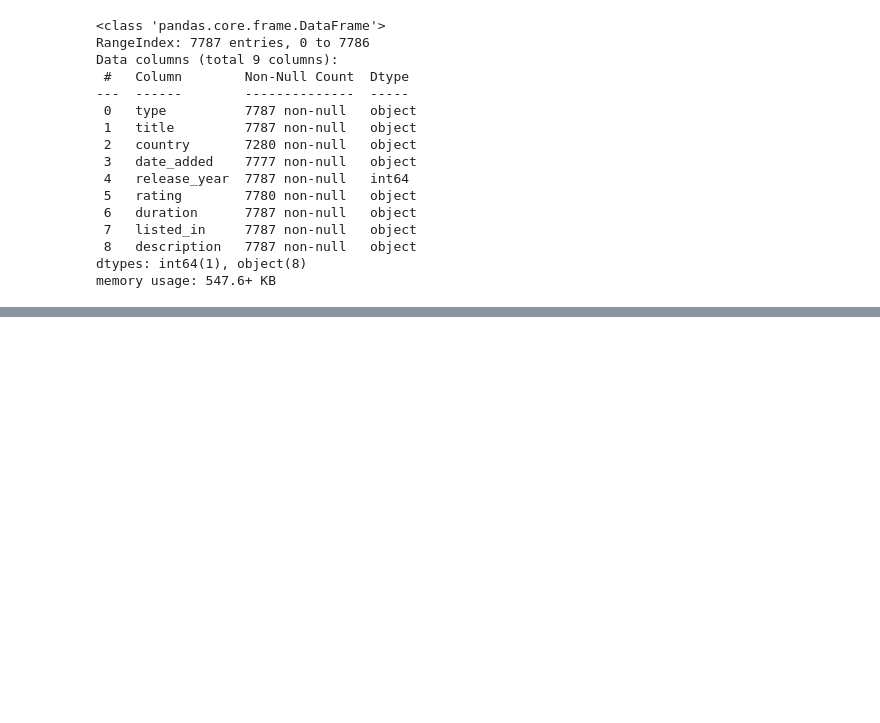
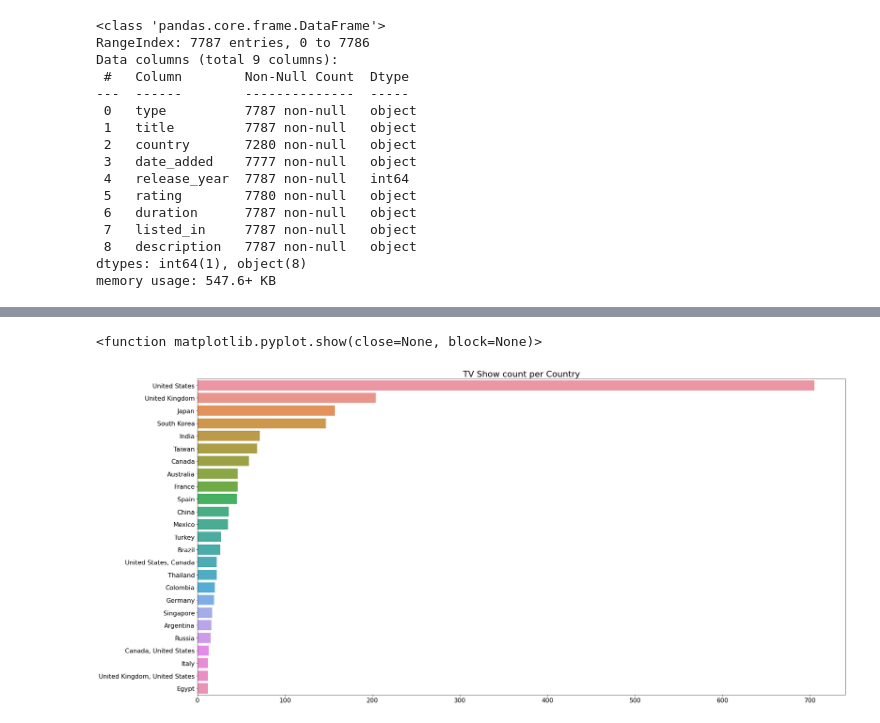
Before and after one commit to avgcam/netflix-eda, a Jupyter notebook: netflix_eda.ipynb, the cells around one changed output, grey strips where cells are left out. Drawn from its saved outputs; the diff is of its cells as text; code cells hidden in the pictures; blank space fills up the shorter version.

```diff
--- a/netflix_eda.ipynb
+++ b/netflix_eda.ipynb
@@ -83,0 +99,11 @@ tv_shows = clean_df.loc[clean_df.type == 'TV Show']
+# %%
+tv_country = tv_shows['country'].value_counts()[tv_shows['country'].value_counts(normalize=True)>0.005]
+# %%
+plt.figure(figsize = (30,15))
+plt.title('TV Show count per Country', fontsize=22)
+plt.tick_params(labelsize = 16)
+sb.barplot(y = tv_country.index, x = tv_country.values)
+plt.show
+# %% [output]
+<function matplotlib.pyplot.show(close=None, block=None)>
+[figure, added]
```
Also changed, not shown: parts of 3 cells of this notebook.
